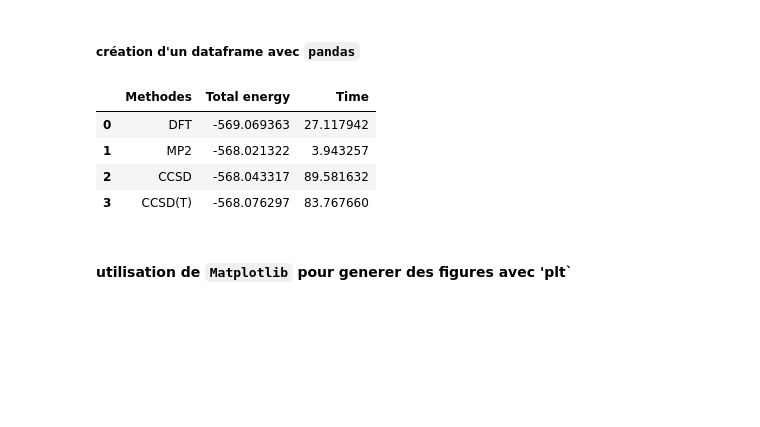
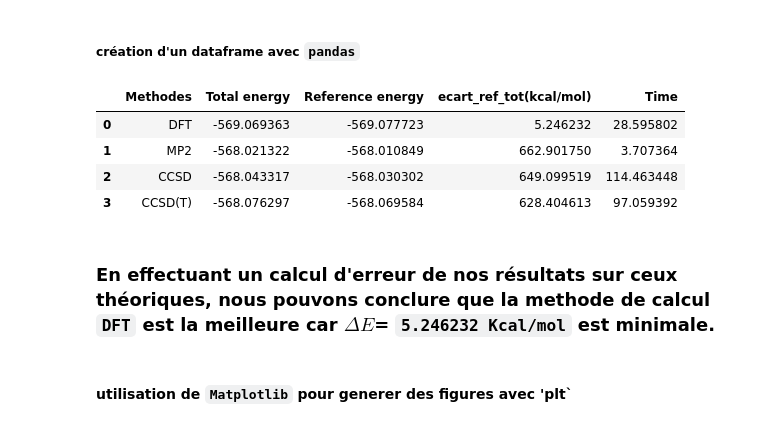
Before and after one commit to GitNindjapatrick/Pyscf-work, a Jupyter notebook: MVOTO_KONGO_Quantum-chemistry-survey.ipynb, the cells around one changed output. Cells and saved outputs as stored; diff of their text form; code cells hidden in the pictures; blank space fills up the shorter version.

```diff
--- a/MVOTO_KONGO_Quantum-chemistry-survey.ipynb
+++ b/MVOTO_KONGO_Quantum-chemistry-survey.ipynb
@@ -61,3 +70,6 @@ mol = Chem.MolFromSmiles(smiles)
 mol
 # %% [output]
 [figure]
+# %%
+mol = Chem.AddHs(mol)
+mol
@@ -312,18 +497,27 @@ energies = [mdf.e_tot,energie1,energie2,energie2+e_ccsd_t]
+# %%
+mf_times = [mdf_time, mymp2_time, mycc_time, mycct_time]
+energies = [mdf.e_tot,energie1,energie2,energie2+e_ccsd_t]
+ref_energies=[-569.077723,-568.010849,-568.030302	,-568.069584]
+ecart_energies=[(mdf.e_tot + 569.077723)*627.5095,(energie1 + 569.077723)*627.5095,(energie2 + 569.077723)*627.5095,(energie2+e_ccsd_t + 569.077723)*627.5095]
 # %%
 # Create the results dataframe
 import pandas as pd
 
 df_HF = pd.DataFrame({"Methodes":methods,
                       'Total energy':energies,
+                      "Reference energy":ref_energies,
+                      "ecart_ref_tot(kcal/mol)":ecart_energies,
                       "Time":mf_times})
 
 df_HF
 # %% [output]
-|  | Methodes | Total energy | Time |
-| 0 | DFT | -569.069363 | 27.117942 |
-| 1 | MP2 | -568.021322 | 3.943257 |
-| 2 | CCSD | -568.043317 | 89.581632 |
-| 3 | CCSD(T) | -568.076297 | 83.767660 |
+|  | Methodes | Total energy | Reference energy | ecart_ref_tot(kcal/mol) | Time |
+| 0 | DFT | -569.069363 | -569.077723 | 5.246232 | 28.595802 |
+| 1 | MP2 | -568.021322 | -568.010849 | 662.901750 | 3.707364 |
+| 2 | CCSD | -568.043317 | -568.030302 | 649.099519 | 114.463448 |
+| 3 | CCSD(T) | -568.076297 | -568.069584 | 628.404613 | 97.059392 |
+# %% [markdown]
+### En effectuant un calcul d'erreur de nos résultats sur ceux théoriques, nous pouvons conclure que la methode de calcul  `DFT` est la meilleure car $\Delta{E}$= `5.246232 Kcal/mol` est minimale.
 # %% [markdown]
 #### utilisation de `Matplotlib` pour generer des figures avec 'plt`
 # %%
```
Also changed, not shown: parts of 61 cells of this notebook, 1 other file.
